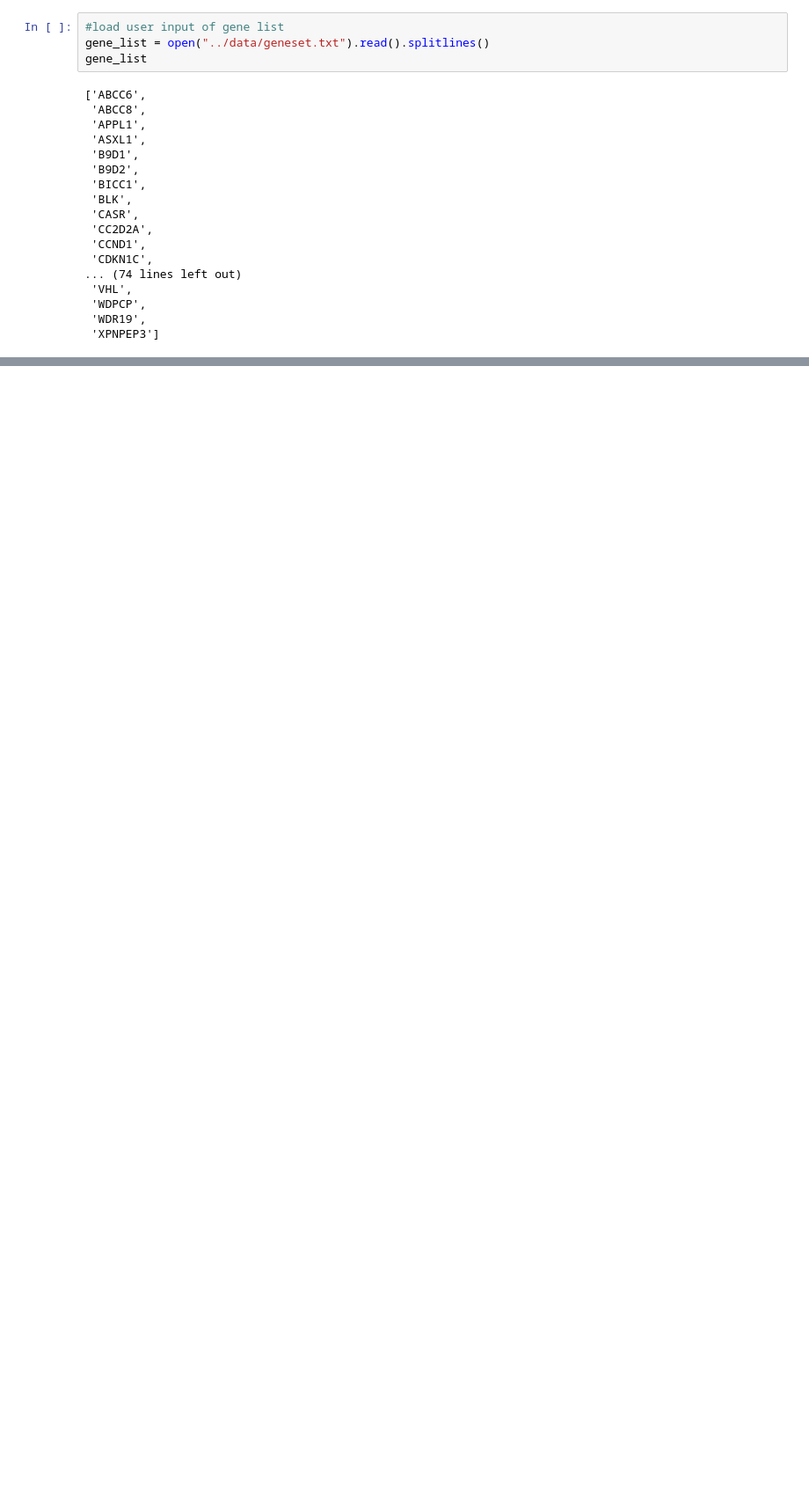
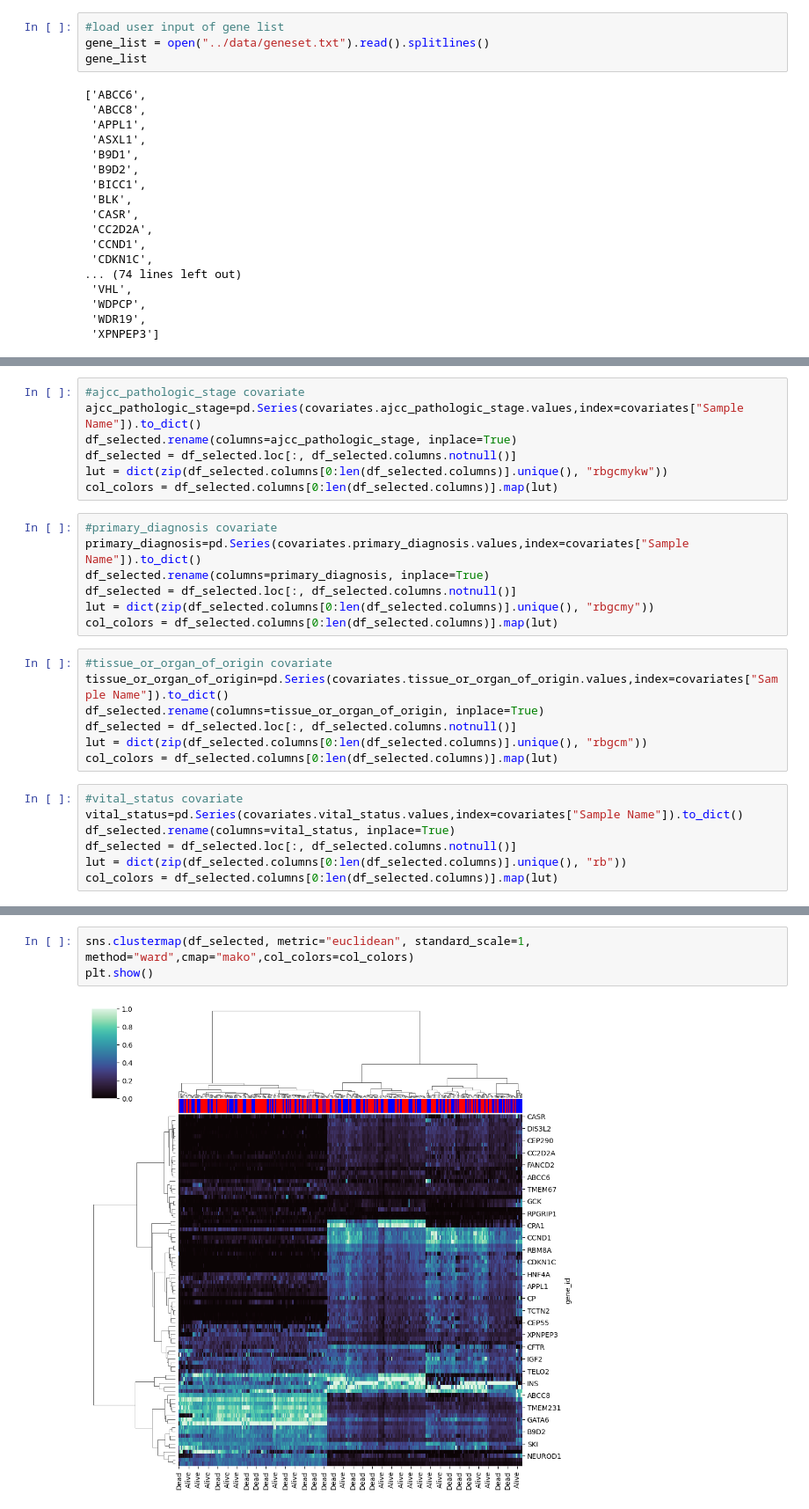
Before and after one commit to ramayyala/TRGN_510_Final_Project-Babylon-A-Stream-Lit-On-The-Fly-Hierarchal-Clustering-Application-for-User-, a Jupyter notebook: notebooks/Clustering.ipynb, the cells around one changed output, grey strips where cells are left out. Shown at 88% size. Drawn from its saved outputs; the diff is of its cells as text; blank space fills up the shorter version.

```diff
--- a/notebooks/Clustering.ipynb
+++ b/notebooks/Clustering.ipynb
@@ -175,0 +122,28 @@ np.log10(df_selected)
+# %%
+#ajcc_pathologic_stage covariate
+ajcc_pathologic_stage=pd.Series(covariates.ajcc_pathologic_stage.values,index=covariates["Sample Name"]).to_dict()
+df_selected.rename(columns=ajcc_pathologic_stage, inplace=True)
+df_selected = df_selected.loc[:, df_selected.columns.notnull()]
+lut = dict(zip(df_selected.columns[0:len(df_selected.columns)].unique(), "rbgcmykw"))
+col_colors = df_selected.columns[0:len(df_selected.columns)].map(lut)
+# %%
+#primary_diagnosis covariate
+primary_diagnosis=pd.Series(covariates.primary_diagnosis.values,index=covariates["Sample Name"]).to_dict()
+df_selected.rename(columns=primary_diagnosis, inplace=True)
+df_selected = df_selected.loc[:, df_selected.columns.notnull()]
+lut = dict(zip(df_selected.columns[0:len(df_selected.columns)].unique(), "rbgcmy"))
+col_colors = df_selected.columns[0:len(df_selected.columns)].map(lut)
+# %%
+#tissue_or_organ_of_origin covariate
+tissue_or_organ_of_origin=pd.Series(covariates.tissue_or_organ_of_origin.values,index=covariates["Sample Name"]).to_dict()
+df_selected.rename(columns=tissue_or_organ_of_origin, inplace=True)
+df_selected = df_selected.loc[:, df_selected.columns.notnull()]
+lut = dict(zip(df_selected.columns[0:len(df_selected.columns)].unique(), "rbgcm"))
+col_colors = df_selected.columns[0:len(df_selected.columns)].map(lut)
+# %%
+#vital_status covariate
+vital_status=pd.Series(covariates.vital_status.values,index=covariates["Sample Name"]).to_dict()
+df_selected.rename(columns=vital_status, inplace=True)
+df_selected = df_selected.loc[:, df_selected.columns.notnull()]
+lut = dict(zip(df_selected.columns[0:len(df_selected.columns)].unique(), "rb"))
+col_colors = df_selected.columns[0:len(df_selected.columns)].map(lut)
@@ -175,0 +156,5 @@ np.log10(df_selected)
+# %%
+sns.clustermap(df_selected, metric="euclidean", standard_scale=1, method="ward",cmap="mako",col_colors=col_colors)
+plt.show()
+# %% [output]
+[figure, added]
```
Also changed, not shown: parts of 20 cells of this notebook, 2 other files.
